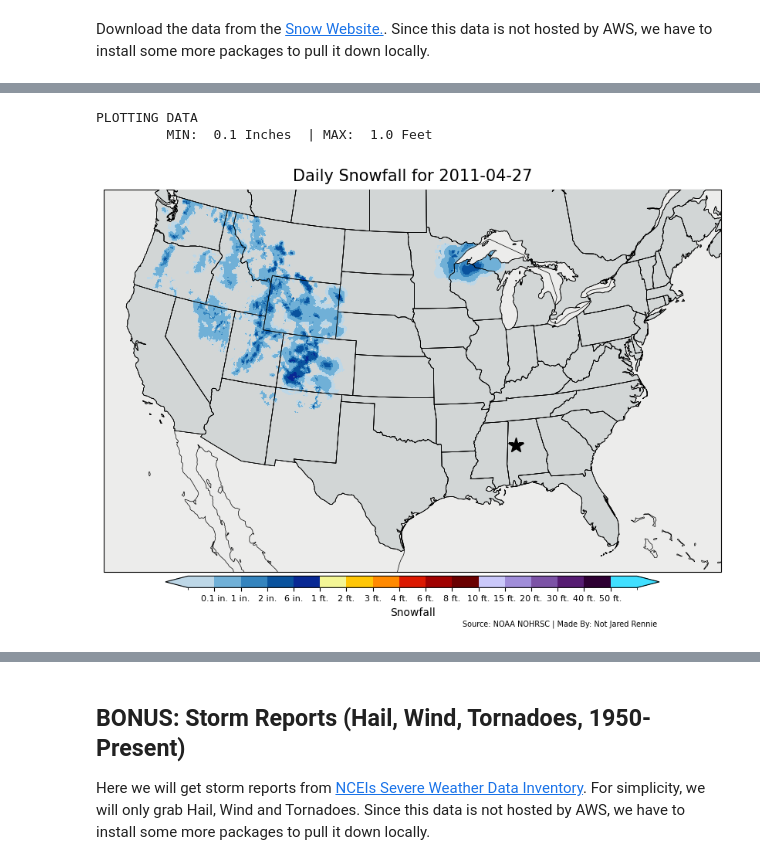
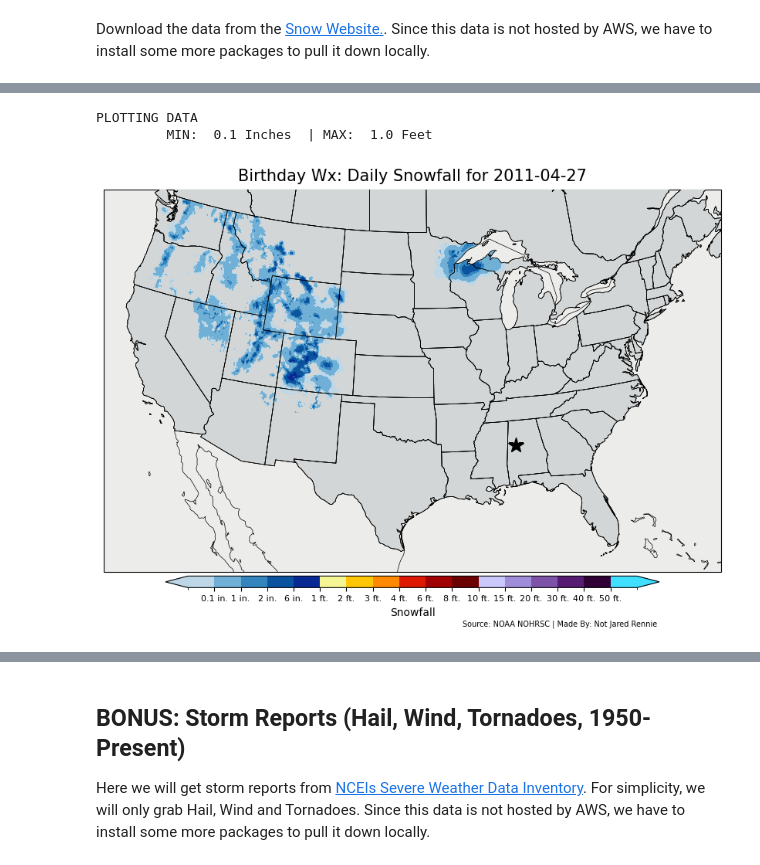
Before and after one commit to jjrennie/birthday-weather, a Jupyter notebook: birthdayWx.ipynb, the cells around one changed output, grey strips where cells are left out. Cells and saved outputs as stored; diff of their text form; code cells hidden in the pictures.

```diff
--- a/birthdayWx.ipynb
+++ b/birthdayWx.ipynb
@@ -106,7 +109,6 @@ try:
   ghcnhMeta = pd.read_csv(ghcnh_meta_url)
 except Exception as e:
   print('SOMETHING WENT WRONG: ',e)
-ghcnhMeta=ghcnhMeta[ghcnhMeta['STATE']==inState]
 ghcnhMeta=ghcnhMeta.sort_values(by='NAME')
 
 """
@@ -1437,32 +1636,32 @@ vals_nonmiss=ma.masked_where(daily_snow_inches <= 0, daily_snow_inches)
 ax.pcolormesh(lons, lats, vals_nonmiss,transform=ccrs.PlateCarree(),cmap=cmap,norm=norm,zorder=9)
 
 # Plot Colorbar
 cax = fig.add_axes([0.1, -0.035, 0.8, 0.03])
 cbar=plt.colorbar(cm, cax=cax,boundaries=bounds,orientation='horizontal',extend=extend,spacing='uniform')
 cbar.set_ticks(bounds[1:17])
 cbar.ax.set_xticklabels(bounds2)
 cbar.ax.tick_params(labelsize=8)
 cbar.set_label(unit,size=10)
 
 # Add Location
 ax.plot(stnLon, stnLat, marker='*', markersize=15, markeredgecolor='black', linestyle='-', color='black',transform=ccrs.PlateCarree(),zorder=101)
 
 # Add Titles
-plt.suptitle("Daily Snowfall for "+snowDate.strftime("%Y-%m-%d"),size=15,color='black',y=1.05)
+plt.suptitle("Birthday Wx: Daily Snowfall for "+snowDate.strftime("%Y-%m-%d"),size=15,color='black',y=1.05)
 plt.annotate('Source: NOAA NOHRSC | Made By: '+author,xy=(1.045, -3.51), xycoords='axes fraction', fontsize=7,color='black',horizontalalignment='right', verticalalignment='bottom')
 plt.annotate('MIN: '+str(out_min)+' | MAX: '+str(out_max),xy=(0.245, -3.51), xycoords='axes fraction', fontsize=7,color='white',horizontalalignment='right', verticalalignment='bottom')
 
 # Remove some variables (to save memory)
 del inData, daily_snow_feet, daily_snow_inches
 
 # Rm file
 os.remove(infile)
 
 # Show Figure
 plt.show()
 plt.clf()
 plt.close()
 # %% [output]
 PLOTTING DATA
          MIN:  0.1 Inches  | MAX:  1.0 Feet
-[figure, old version]
+[figure, new version]
```
Also changed, not shown: parts of 41 cells of this notebook, 1 other file.
